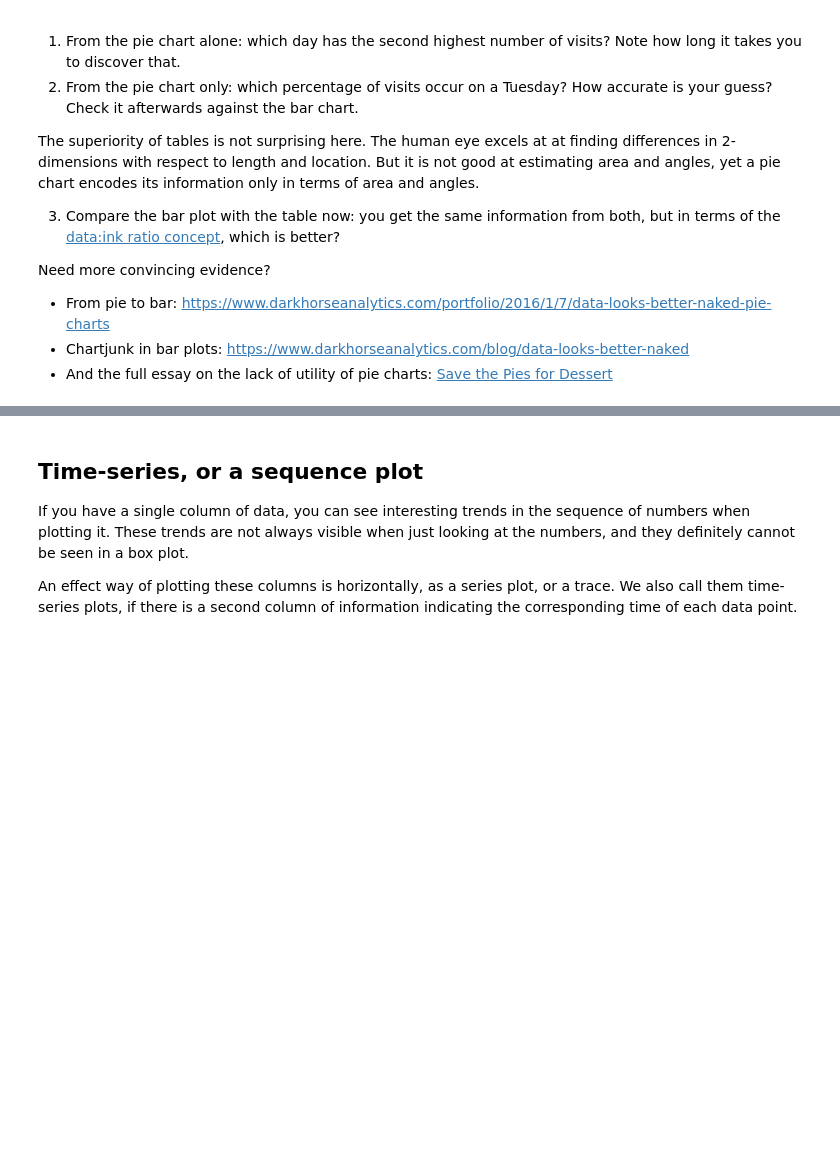
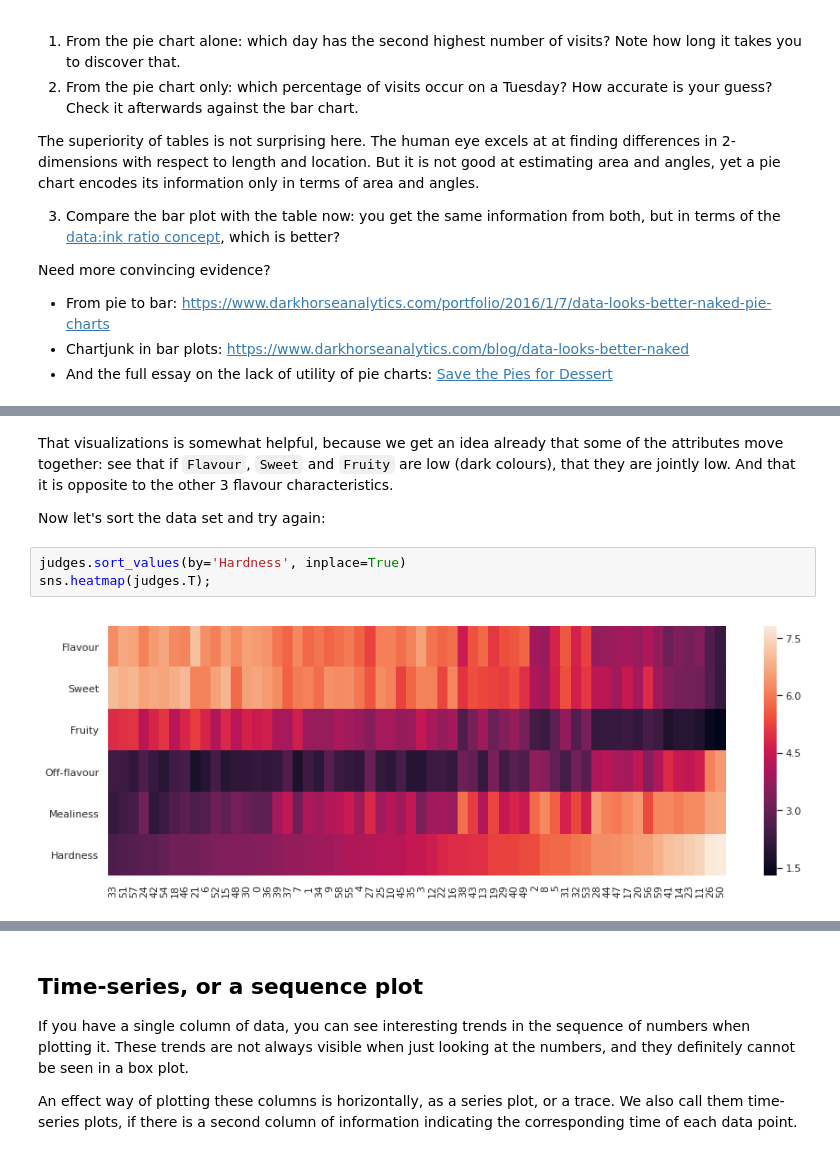
Before and after one commit to kgdunn/python-basic-notebooks, a Jupyter notebook: Module-10-interactive.ipynb, the cells around one changed output, grey strips where cells are left out. Drawn from its saved outputs; the diff is of its cells as text; blank space fills up the shorter version.

```diff
--- a/Module-10-interactive.ipynb
+++ b/Module-10-interactive.ipynb
@@ -199,0 +235,9 @@ Need more convincing evidence?
+# %% [markdown]
+That visualizations is somewhat helpful, because we get an idea already that some of the attributes move together: see that if `Flavour`, `Sweet` and `Fruity` are low (dark colours), that they are jointly low. And that it is opposite to the other 3 flavour characteristics.
+
+Now let's sort the data set and try again:
+# %%
+judges.sort_values(by='Hardness', inplace=True)
+sns.heatmap(judges.T);
+# %% [output]
+[figure, added]
```
Also changed, not shown: parts of 10 cells of this notebook.
